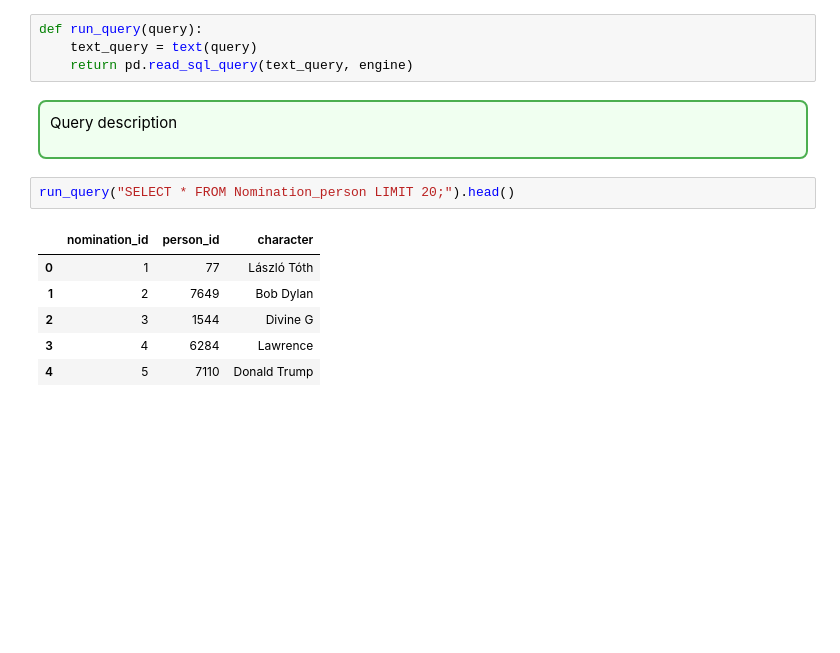
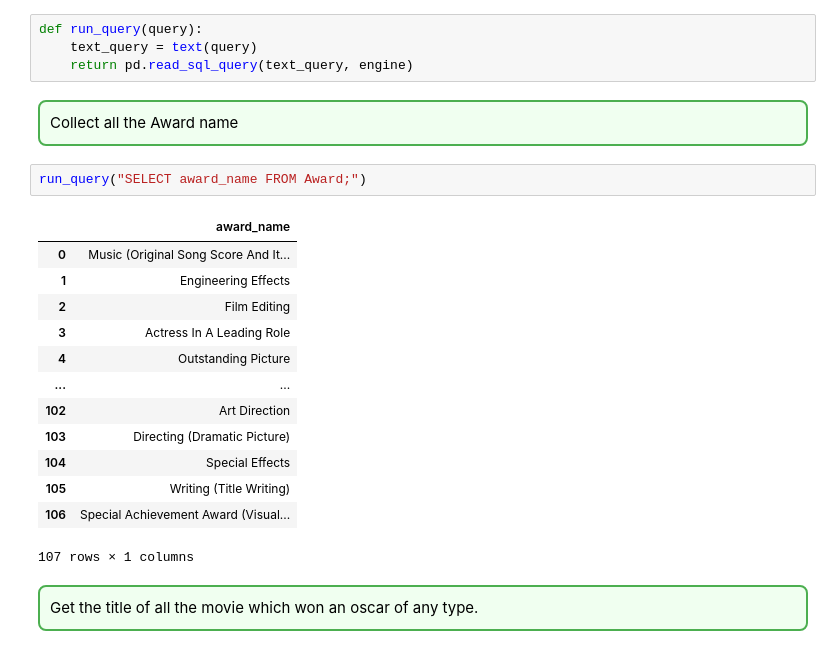
Before and after one commit to Danila-Pechenev/databases_project, a Jupyter notebook: db_project.ipynb, the cells around one changed output. Saved outputs shown, nothing was run; the diff lists cells and outputs as text; blank space fills up the shorter version.

```diff
--- a/db_project.ipynb
+++ b/db_project.ipynb
@@ -495,15 +495,25 @@ def run_query(query):
     return pd.read_sql_query(text_query, engine)
 # %% [markdown]
 <div style="border: 2px solid #4CAF50; padding: 10px; border-radius: 8px; background-color:#f0fff0">
-
-Query description
+Collect all the Award name
 </div>
 # %%
-run_query("SELECT * FROM Nomination_person LIMIT 20;").head()
+run_query("SELECT award_name FROM Award;")
 # %% [output]
-|  | nomination_id | person_id | character |
-| 0 | 1 | 77 | László Tóth |
-| 1 | 2 | 7649 | Bob Dylan |
-| 2 | 3 | 1544 | Divine G |
-| 3 | 4 | 6284 | Lawrence |
-| 4 | 5 | 7110 | Donald Trump |
+|  | award_name |
+| 0 | Music (Original Song Score And It... |
+| 1 | Engineering Effects |
+| 2 | Film Editing |
+| 3 | Actress In A Leading Role |
+| 4 | Outstanding Picture |
+| ... | ... |
+| 102 | Art Direction |
+| 103 | Directing (Dramatic Picture) |
+| 104 | Special Effects |
+| 105 | Writing (Title Writing) |
+| 106 | Special Achievement Award (Visual... |
+107 rows × 1 columns
+# %% [markdown]
+<div style="border: 2px solid #4CAF50; padding: 10px; border-radius: 8px; background-color:#f0fff0">
+Get the title of all the movie which won an oscar of any type.
+</div>
```
Also changed, not shown: parts of 60 cells of this notebook.
